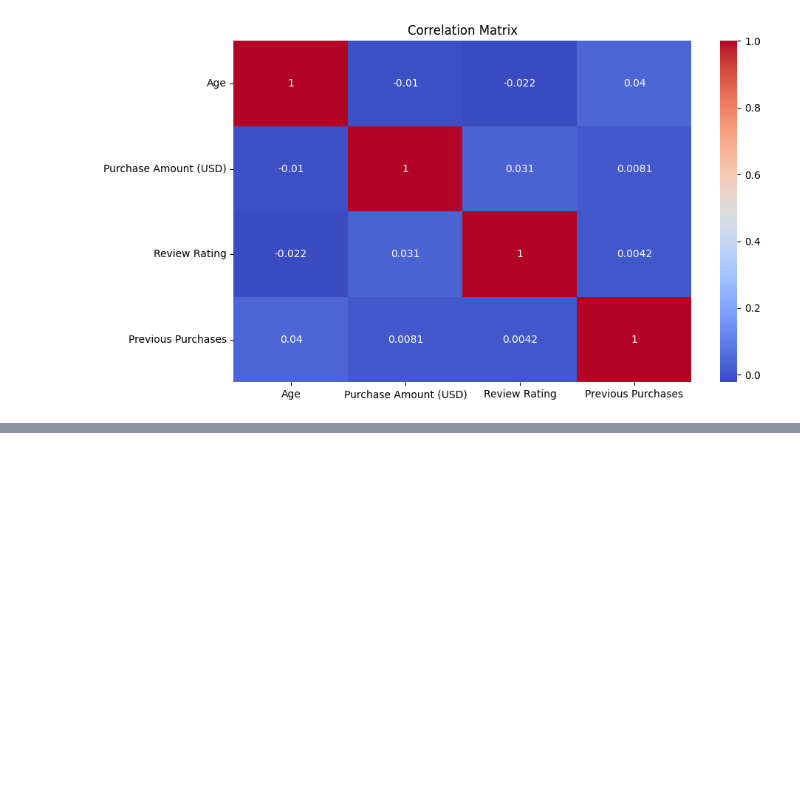
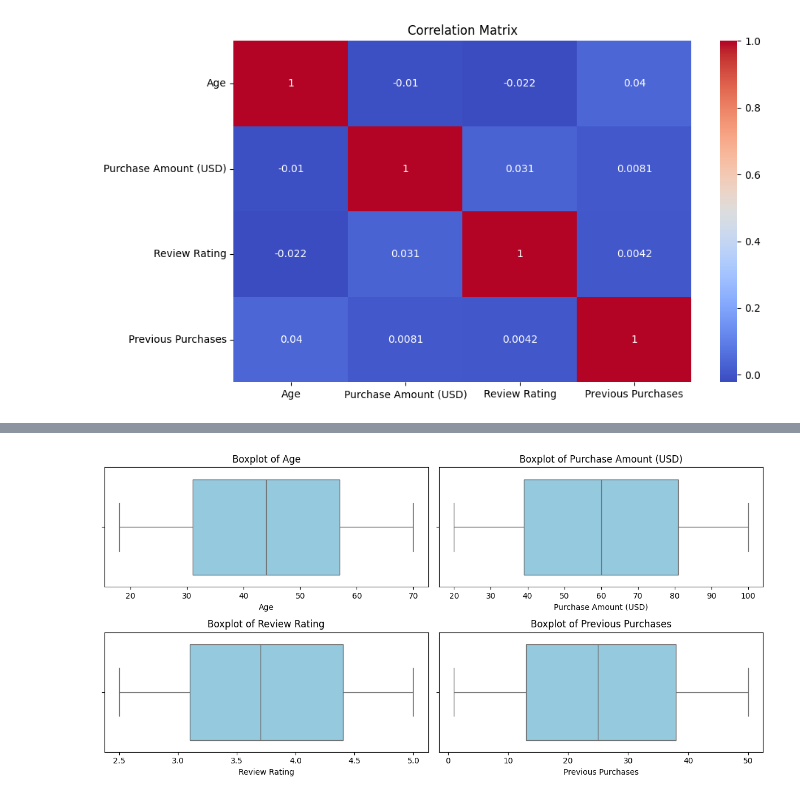
Before and after one commit to youssef-113/Data-Visualization, a Jupyter notebook: shopping_trends/shopping_analysis.ipynb, the cells around one changed output, grey strips where cells are left out. Cells and saved outputs as stored; diff of their text form; code cells hidden in the pictures; blank space fills up the shorter version.

Commit message:
analysis on shopping

```diff
--- a/shopping_trends/shopping_analysis.ipynb
+++ b/shopping_trends/shopping_analysis.ipynb
@@ -110,0 +117,7 @@ plt.show()
+# %%
+shopping['Size'] = shopping['Size'].astype('category')
+shopping['Color'] = shopping['Color'].astype('category')
+shopping['Season'] = shopping['Season'].astype('category')
+shopping['Item Purchased'] = shopping['Item Purchased'].astype('category')
+shopping['Category'] = shopping['Category'].astype('category')
+shopping['Gender'] = shopping['Gender'].astype('category')
@@ -110,0 +146,15 @@ plt.show()
+# %%
+kinds_shopping = {
+    'Clothing': 'Apparel',
+    'Footwear': 'Apparel',
+    'Accessories': 'Fashion',
+    'Electronics': 'Technology',
+    'Home Decor': 'Home & Living',
+    'Furniture': 'Home & Living',
+    'Beauty': 'Personal Care'
+}
+
+shopping['kinds_shopping'] = shopping['Category'].map(kinds_shopping).fillna('Other')
+
+
+print(shopping[['Category', 'kinds_shopping']].head(20))
@@ -110,0 +179,10 @@ plt.show()
+# %%
+# Feature: Age Group
+shopping['Kind_age'] = pd.cut(shopping['Age'], bins=[0, 30, 50, 100], labels=['Young', 'Middle-aged', 'older'])
+
+# Feature: Spending Behavior
+shopping['High Spender'] = (shopping['Purchase Amount (USD)'] > 75).astype(int)
+shopping['Low Spender'] = (shopping['Purchase Amount (USD)'] < 25).astype(int)
+
+# Feature: Loyalty Status
+shopping['Loyalty Status'] = (shopping['Purchase Amount (USD)'] > 100).astype(int)
@@ -110,0 +235,15 @@ plt.show()
+# %%
+# Select numerical columns
+numerical_cols = ["Age", "Purchase Amount (USD)", "Review Rating", "Previous Purchases"]
+plt.figure(figsize=(12, 6))
+
+# Boxplot for outlier detection
+for i, col in enumerate(numerical_cols, 1):
+    plt.subplot(2, 2, i)
+    sns.boxplot(x=shopping[col], color="skyblue")
+    plt.title(f"Boxplot of {col}")
+
+plt.tight_layout()
+plt.show()
+# %% [output]
+[figure, added]
```
Also changed, not shown: parts of 26 cells of this notebook.
